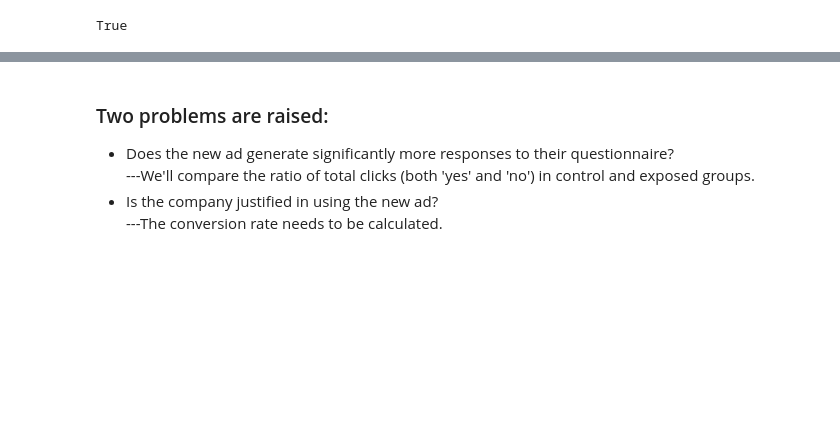
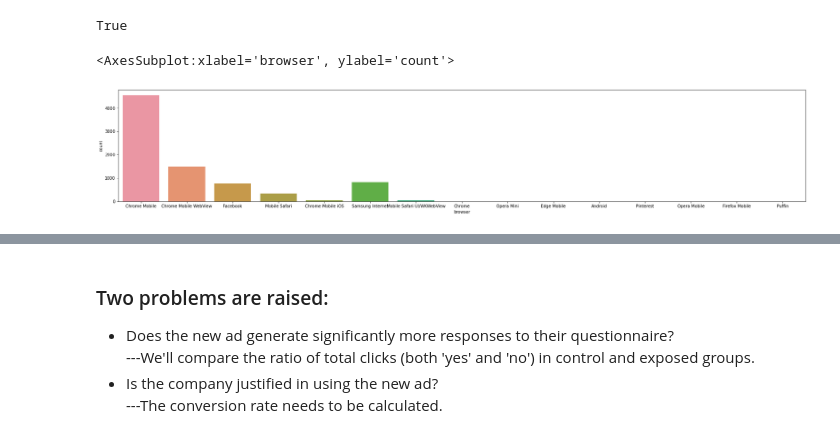
Before and after one commit to LingjieHe/DS_Bootcamp_assignment, a Jupyter notebook: Data_Experimentation_Capstone/Ad_ABdata.ipynb, the cells around one changed output, grey strips where cells are left out. Cells and saved outputs as stored; diff of their text form; code cells hidden in the pictures; blank space fills up the shorter version.

```diff
--- a/Data_Experimentation_Capstone/Ad_ABdata.ipynb
+++ b/Data_Experimentation_Capstone/Ad_ABdata.ipynb
@@ -63,3 +64,9 @@ dtype: int64
 df['auction_id'].nunique() == len(df)
 # %% [output]
 True
+# %%
+plt.figure(figsize=(30,5))
+sns.countplot(x='browser', data=df)
+# %% [output]
+<AxesSubplot:xlabel='browser', ylabel='count'>
+[figure, added]
```
Also changed, not shown: parts of 5 cells of this notebook.
